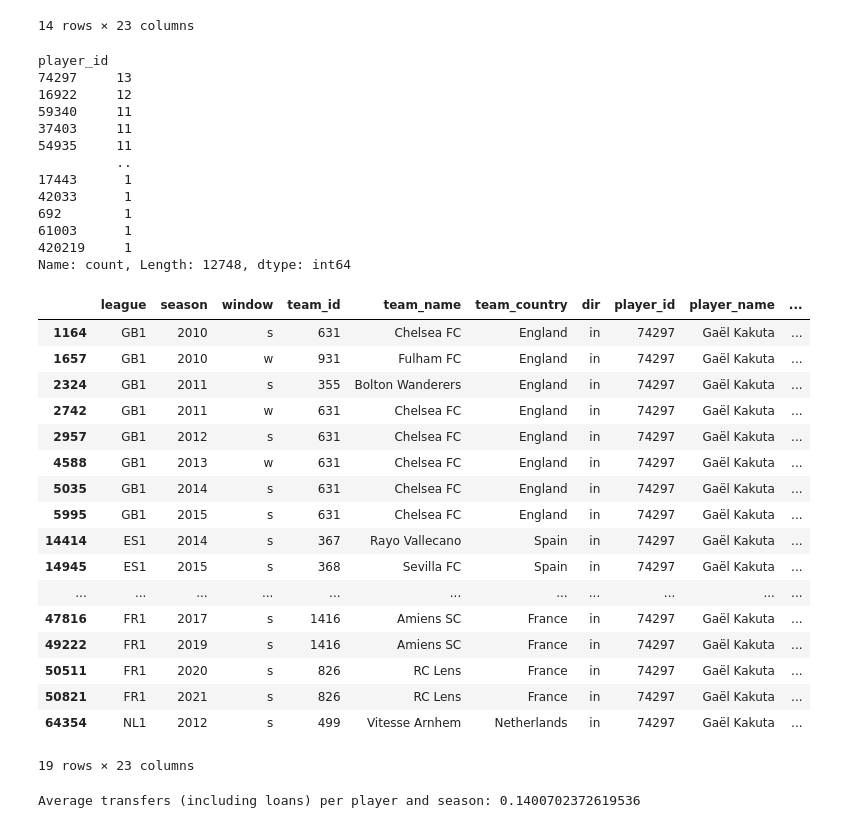
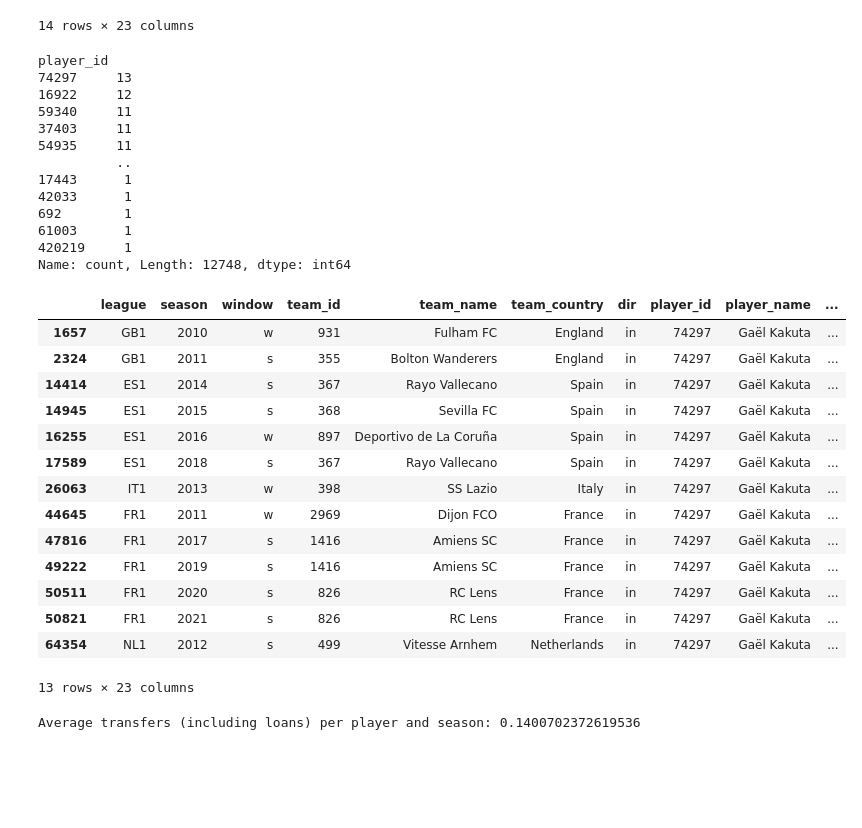
Before and after one commit to com-480-data-visualization/Nordic-Nerds, a Jupyter notebook: data_exploration.ipynb, the cells around one changed output. Drawn from its saved outputs; the diff is of its cells as text; code cells hidden in the pictures; blank space fills up the shorter version.

Commit message:
Explore transfers dataset
- Don't include retirements and loan ends in examined data.

```diff
--- a/data_exploration.ipynb
+++ b/data_exploration.ipynb
@@ -84,7 +84,7 @@ full_df
 | 70005 | NL1 | 2021 | w | 499 | Vitesse Arnhem | Netherlands | in | 187203 | Eric Verstappen | ... |
 70006 rows × 23 columns
 # %%
-transfers_in_df = full_df[(full_df['dir'] == 'in')]
+transfers_in_df = full_df[(full_df['dir'] == 'in') & (full_df['is_retired'] == False) & (full_df['is_loan_end'] == False)]
 transfers_in_df
 # %% [output]
 |  | league | season | window | team_id | team_name | team_country | dir | player_id | player_name | ... |
@@ -160,42 +160,39 @@ transfers_in_df[(transfers_in_df['transfer_fee_amnt'] > 220000000)]
 | 48250 | FR1 | 2017 | s | 583 | Paris Saint-Germain | France | in | 68290 | Neymar | ... |
 14 rows × 23 columns
 # %%
-player_transfers = transfers_in_df[(transfers_in_df['is_loan_end'] == False) & (transfers_in_df['is_retired'] == False)].player_id.value_counts()
+player_transfers = transfers_in_df.player_id.value_counts()
 display(player_transfers)
 display(transfers_in_df[(transfers_in_df['player_id'] == 74297)])
 print("Average transfers (including loans) per player and season: {mean}".format(mean=player_transfers.sum() / (player_transfers.size * seasonal_transfers.size)))
 # %% [output]
 player_id
 74297     13
 16922     12
 59340     11
 37403     11
 54935     11
           ..
 17443      1
 42033      1
 692        1
 61003      1
 420219     1
 Name: count, Length: 12748, dtype: int64
 |  | league | season | window | team_id | team_name | team_country | dir | player_id | player_name | ... |
-| 1164 | GB1 | 2010 | s | 631 | Chelsea FC | England | in | 74297 | Gaël Kakuta | ... |
 | 1657 | GB1 | 2010 | w | 931 | Fulham FC | England | in | 74297 | Gaël Kakuta | ... |
 | 2324 | GB1 | 2011 | s | 355 | Bolton Wanderers | England | in | 74297 | Gaël Kakuta | ... |
-| 2742 | GB1 | 2011 | w | 631 | Chelsea FC | England | in | 74297 | Gaël Kakuta | ... |
-| 2957 | GB1 | 2012 | s | 631 | Chelsea FC | England | in | 74297 | Gaël Kakuta | ... |
-| 4588 | GB1 | 2013 | w | 631 | Chelsea FC | England | in | 74297 | Gaël Kakuta | ... |
-| 5035 | GB1 | 2014 | s | 631 | Chelsea FC | England | in | 74297 | Gaël Kakuta | ... |
-| 5995 | GB1 | 2015 | s | 631 | Chelsea FC | England | in | 74297 | Gaël Kakuta | ... |
 | 14414 | ES1 | 2014 | s | 367 | Rayo Vallecano | Spain | in | 74297 | Gaël Kakuta | ... |
 | 14945 | ES1 | 2015 | s | 368 | Sevilla FC | Spain | in | 74297 | Gaël Kakuta | ... |
-| ... | ... | ... | ... | ... | ... | ... | ... | ... | ... | ... |
+| 16255 | ES1 | 2016 | w | 897 | Deportivo de La Coruña | Spain | in | 74297 | Gaël Kakuta | ... |
+| 17589 | ES1 | 2018 | s | 367 | Rayo Vallecano | Spain | in | 74297 | Gaël Kakuta | ... |
+| 26063 | IT1 | 2013 | w | 398 | SS Lazio | Italy | in | 74297 | Gaël Kakuta | ... |
+| 44645 | FR1 | 2011 | w | 2969 | Dijon FCO | France | in | 74297 | Gaël Kakuta | ... |
 | 47816 | FR1 | 2017 | s | 1416 | Amiens SC | France | in | 74297 | Gaël Kakuta | ... |
 | 49222 | FR1 | 2019 | s | 1416 | Amiens SC | France | in | 74297 | Gaël Kakuta | ... |
 | 50511 | FR1 | 2020 | s | 826 | RC Lens | France | in | 74297 | Gaël Kakuta | ... |
 | 50821 | FR1 | 2021 | s | 826 | RC Lens | France | in | 74297 | Gaël Kakuta | ... |
 | 64354 | NL1 | 2012 | s | 499 | Vitesse Arnhem | Netherlands | in | 74297 | Gaël Kakuta | ... |
-19 rows × 23 columns
+13 rows × 23 columns
 Average transfers (including loans) per player and season: 0.1400702372619536
 # %%
 
```
Also changed, not shown: parts of 10 cells of this notebook.
